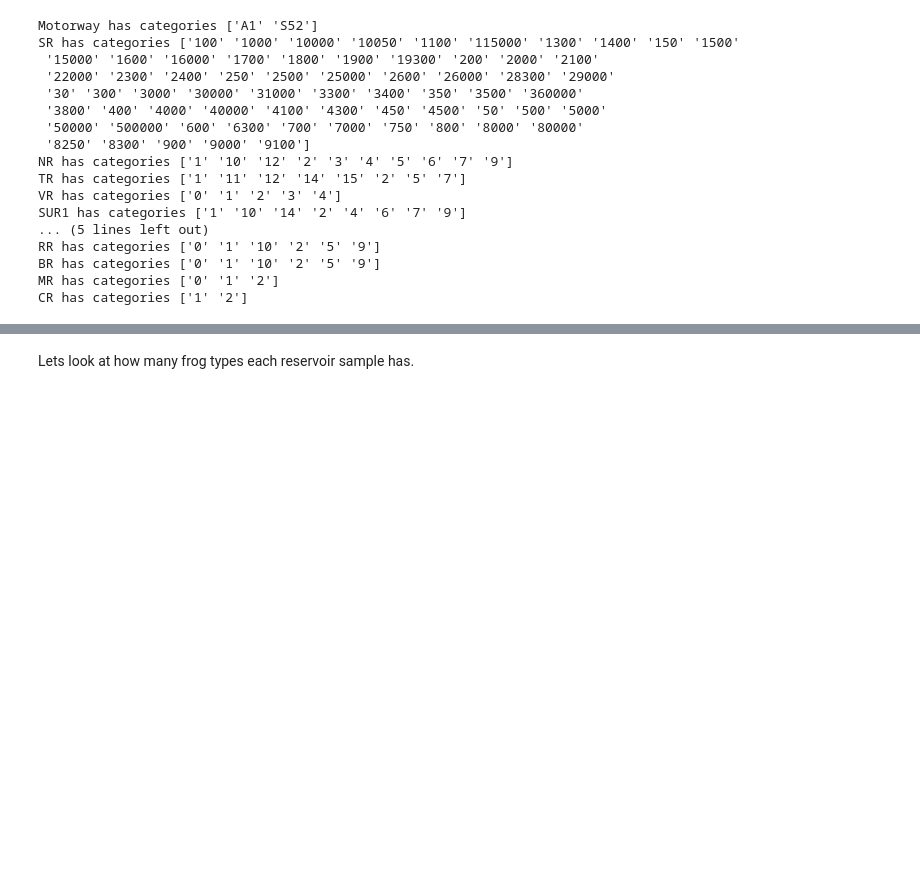
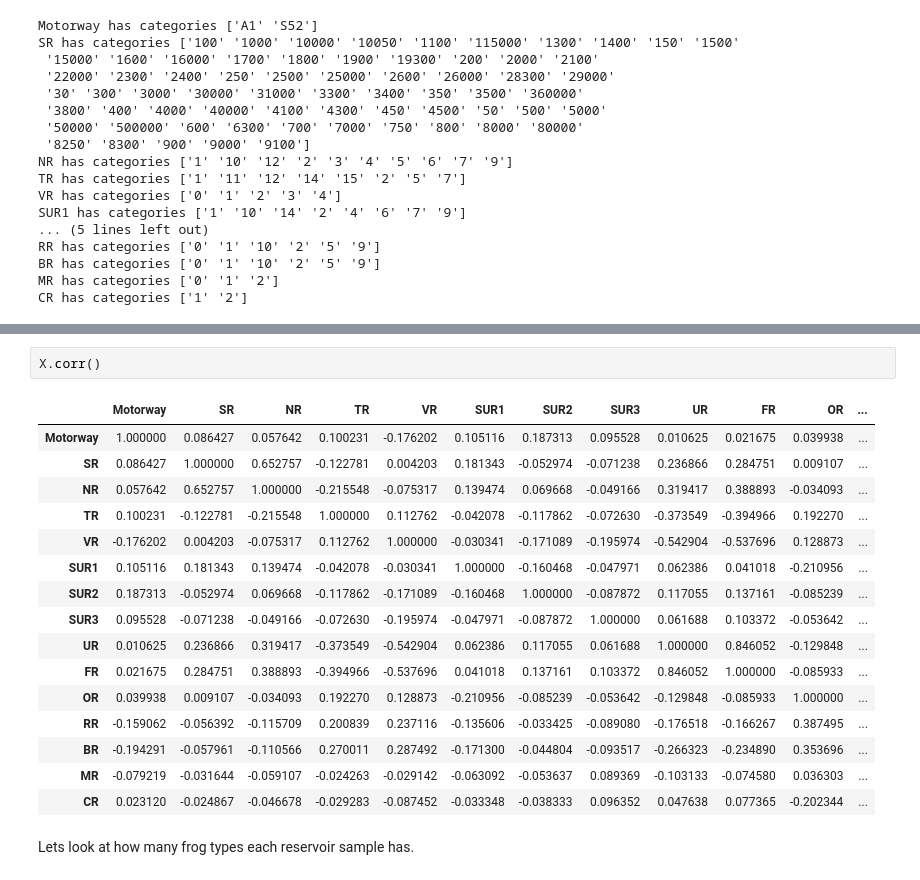
Before and after one commit to pringles8/DS5320_Project, a Jupyter notebook: EDA.ipynb, the cells around one changed output, grey strips where cells are left out. Cells and saved outputs as stored; diff of their text form; blank space fills up the shorter version.

Commit message:
Cleaned, Corr matrix and numerical categorization done

```diff
--- a/EDA.ipynb
+++ b/EDA.ipynb
@@ -192,3 +212,22 @@ CR has categories ['1' '2']
+# %%
+X.corr()
+# %% [output]
+|  | Motorway | SR | NR | TR | VR | SUR1 | SUR2 | SUR3 | UR | FR | OR | ... |
+| Motorway | 1.000000 | 0.086427 | 0.057642 | 0.100231 | -0.176202 | 0.105116 | 0.187313 | 0.095528 | 0.010625 | 0.021675 | 0.039938 | ... |
+| SR | 0.086427 | 1.000000 | 0.652757 | -0.122781 | 0.004203 | 0.181343 | -0.052974 | -0.071238 | 0.236866 | 0.284751 | 0.009107 | ... |
+| NR | 0.057642 | 0.652757 | 1.000000 | -0.215548 | -0.075317 | 0.139474 | 0.069668 | -0.049166 | 0.319417 | 0.388893 | -0.034093 | ... |
+| TR | 0.100231 | -0.122781 | -0.215548 | 1.000000 | 0.112762 | -0.042078 | -0.117862 | -0.072630 | -0.373549 | -0.394966 | 0.192270 | ... |
+| VR | -0.176202 | 0.004203 | -0.075317 | 0.112762 | 1.000000 | -0.030341 | -0.171089 | -0.195974 | -0.542904 | -0.537696 | 0.128873 | ... |
+| SUR1 | 0.105116 | 0.181343 | 0.139474 | -0.042078 | -0.030341 | 1.000000 | -0.160468 | -0.047971 | 0.062386 | 0.041018 | -0.210956 | ... |
+| SUR2 | 0.187313 | -0.052974 | 0.069668 | -0.117862 | -0.171089 | -0.160468 | 1.000000 | -0.087872 | 0.117055 | 0.137161 | -0.085239 | ... |
+| SUR3 | 0.095528 | -0.071238 | -0.049166 | -0.072630 | -0.195974 | -0.047971 | -0.087872 | 1.000000 | 0.061688 | 0.103372 | -0.053642 | ... |
+| UR | 0.010625 | 0.236866 | 0.319417 | -0.373549 | -0.542904 | 0.062386 | 0.117055 | 0.061688 | 1.000000 | 0.846052 | -0.129848 | ... |
+| FR | 0.021675 | 0.284751 | 0.388893 | -0.394966 | -0.537696 | 0.041018 | 0.137161 | 0.103372 | 0.846052 | 1.000000 | -0.085933 | ... |
+| OR | 0.039938 | 0.009107 | -0.034093 | 0.192270 | 0.128873 | -0.210956 | -0.085239 | -0.053642 | -0.129848 | -0.085933 | 1.000000 | ... |
+| RR | -0.159062 | -0.056392 | -0.115709 | 0.200839 | 0.237116 | -0.135606 | -0.033425 | -0.089080 | -0.176518 | -0.166267 | 0.387495 | ... |
+| BR | -0.194291 | -0.057961 | -0.110566 | 0.270011 | 0.287492 | -0.171300 | -0.044804 | -0.093517 | -0.266323 | -0.234890 | 0.353696 | ... |
+| MR | -0.079219 | -0.031644 | -0.059107 | -0.024263 | -0.029142 | -0.063092 | -0.053637 | 0.089369 | -0.103133 | -0.074580 | 0.036303 | ... |
+| CR | 0.023120 | -0.024867 | -0.046678 | -0.029283 | -0.087452 | -0.033348 | -0.038333 | 0.096352 | 0.047638 | 0.077365 | -0.202344 | ... |
 # %% [markdown]
 Lets look at how many frog types each reservoir sample has.
 # %%
```
Also changed, not shown: parts of 16 cells of this notebook, 1 other file.
